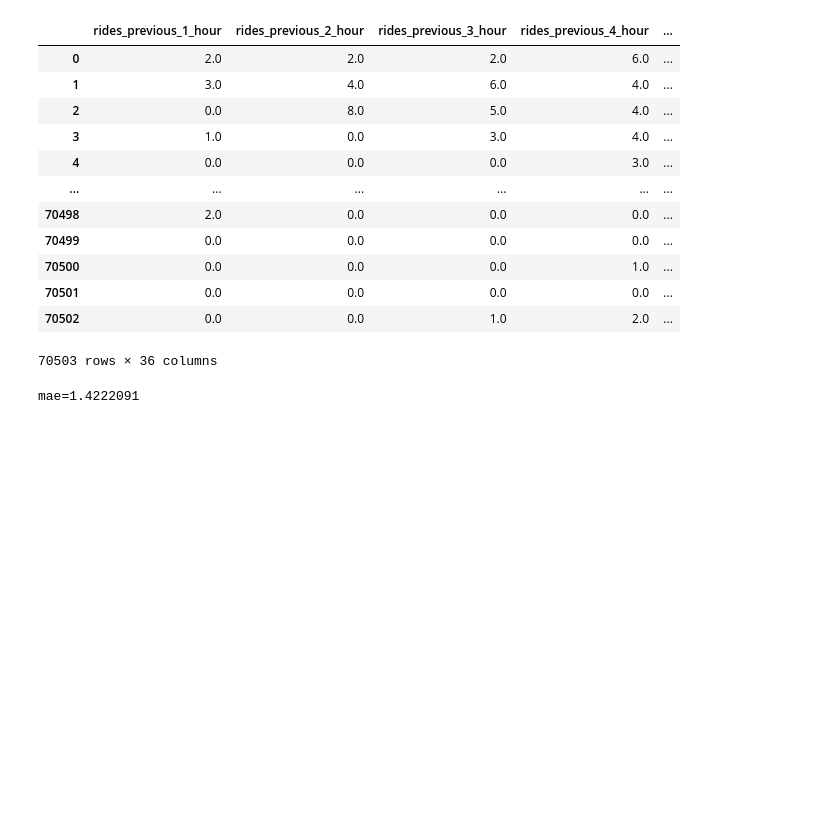
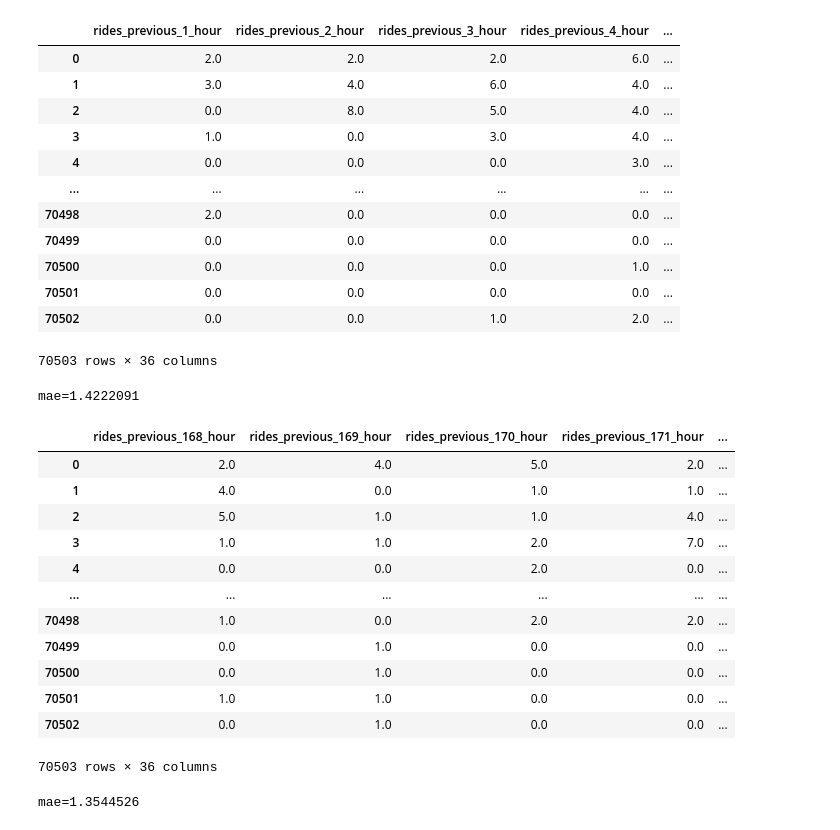
Before and after one commit to Sameer-ahmadd/Bike_sharing_Demand_Predictor_ML_System, a Jupyter notebook: notebooks/06_baseline_model.ipynb, the cells around one changed output. Cells and saved outputs as stored; diff of their text form; code cells hidden in the pictures; blank space fills up the shorter version.

Commit message:
Baseline Model added

```diff
--- a/notebooks/06_baseline_model.ipynb
+++ b/notebooks/06_baseline_model.ipynb
@@ -79,3 +79,39 @@ mae = mean_absolute_error(y_test, predictions)
 print(f'{mae=}')
 # %% [output]
 mae=1.4222091
+# %%
+import numpy as np
+
+class BaselineModelPreviousWeek:
+    """
+    Prediction = actual demand observed at t - 7 days
+    """
+    def fit(self, X_train: pd.DataFrame, y_train: pd.DataFrame):
+        pass
+
+    def predict(self, X_test: pd.DataFrame) -> np.array:
+        """"""
+        return X_test.loc[:, [f"rides_previous_{7*24-1+i}_hour" for i in range(1, 37)]]
+# %%
+model = BaselineModelPreviousWeek()
+predictions = model.predict(X_test)
+predictions
+# %% [output]
+|  | rides_previous_168_hour | rides_previous_169_hour | rides_previous_170_hour | rides_previous_171_hour | ... |
+| 0 | 2.0 | 4.0 | 5.0 | 2.0 | ... |
+| 1 | 4.0 | 0.0 | 1.0 | 1.0 | ... |
+| 2 | 5.0 | 1.0 | 1.0 | 4.0 | ... |
+| 3 | 1.0 | 1.0 | 2.0 | 7.0 | ... |
+| 4 | 0.0 | 0.0 | 2.0 | 0.0 | ... |
+| ... | ... | ... | ... | ... | ... |
+| 70498 | 1.0 | 0.0 | 2.0 | 2.0 | ... |
+| 70499 | 0.0 | 1.0 | 0.0 | 0.0 | ... |
+| 70500 | 0.0 | 1.0 | 0.0 | 0.0 | ... |
+| 70501 | 1.0 | 1.0 | 0.0 | 0.0 | ... |
+| 70502 | 0.0 | 1.0 | 0.0 | 0.0 | ... |
+70503 rows × 36 columns
+# %%
+mae = mean_absolute_error(y_test, predictions)
+print(f'{mae=}')
+# %% [output]
+mae=1.3544526
```
Also changed, not shown: parts of 3 cells of this notebook.
